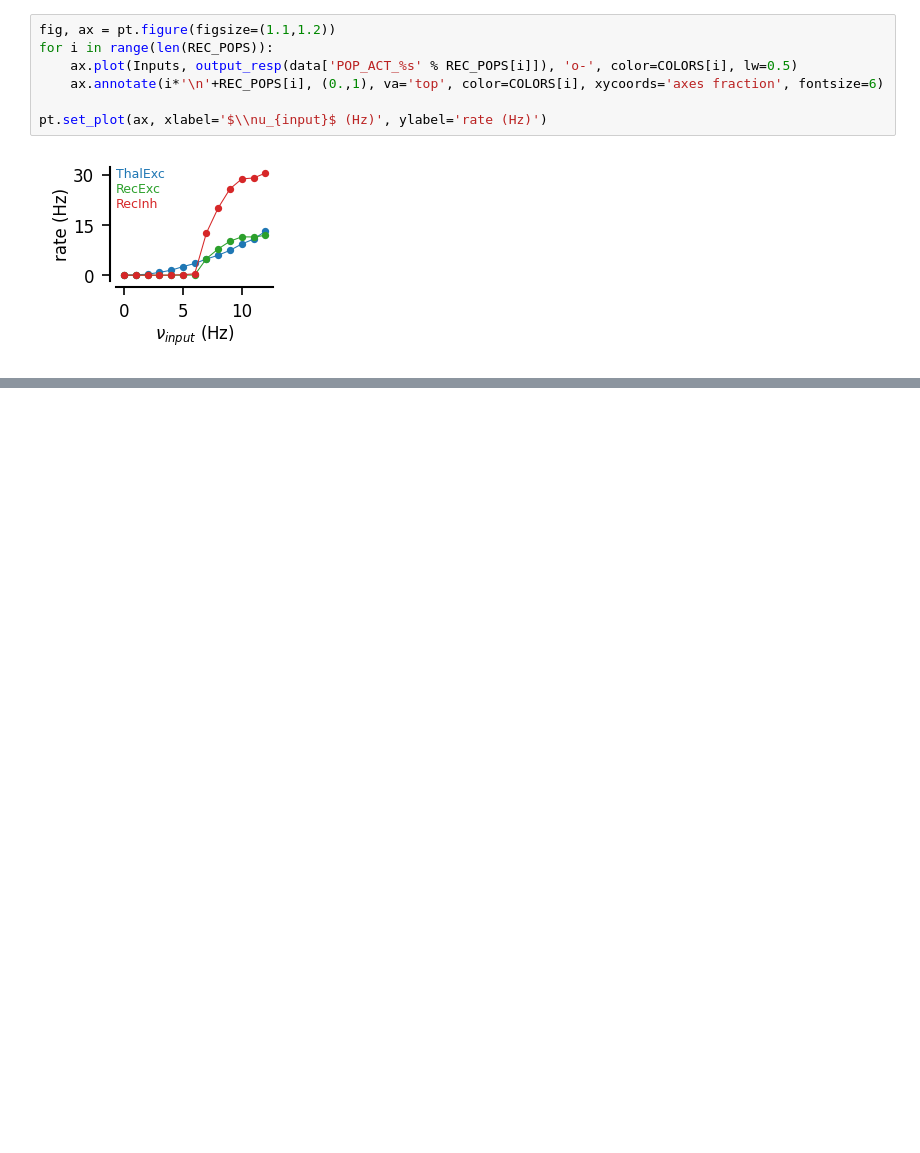
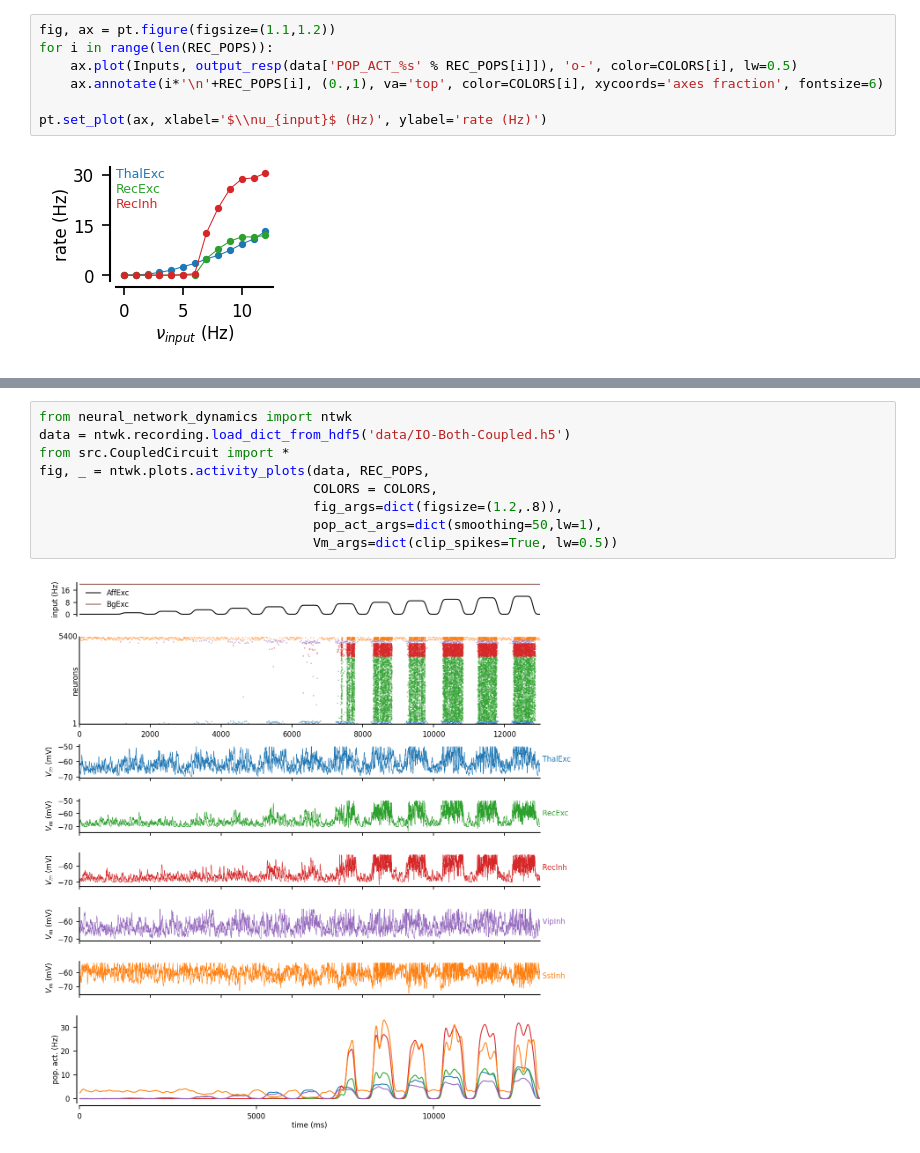
Before and after one commit to yzerlaut/Van-Velze-et-al-2024, a Jupyter notebook: Network-Model.ipynb, the cells around one changed output, grey strips where cells are left out. Drawn from its saved outputs; the diff is of its cells as text; blank space fills up the shorter version.

```diff
--- a/Network-Model.ipynb
+++ b/Network-Model.ipynb
@@ -88,0 +96,11 @@ pt.set_plot(ax, xlabel='$\\nu_{input}$ (Hz)', ylabel='rate (Hz)')
+# %%
+from neural_network_dynamics import ntwk
+data = ntwk.recording.load_dict_from_hdf5('data/IO-Both-Coupled.h5')
+from src.CoupledCircuit import *
+fig, _ = ntwk.plots.activity_plots(data, REC_POPS,
+                                   COLORS = COLORS,
+                                   fig_args=dict(figsize=(1.2,.8)),
+                                   pop_act_args=dict(smoothing=50,lw=1),
+                                   Vm_args=dict(clip_spikes=True, lw=0.5))
+# %% [output]
+[figure, added]
```
Also changed, not shown: parts of 2 cells of this notebook, 3 other files.
